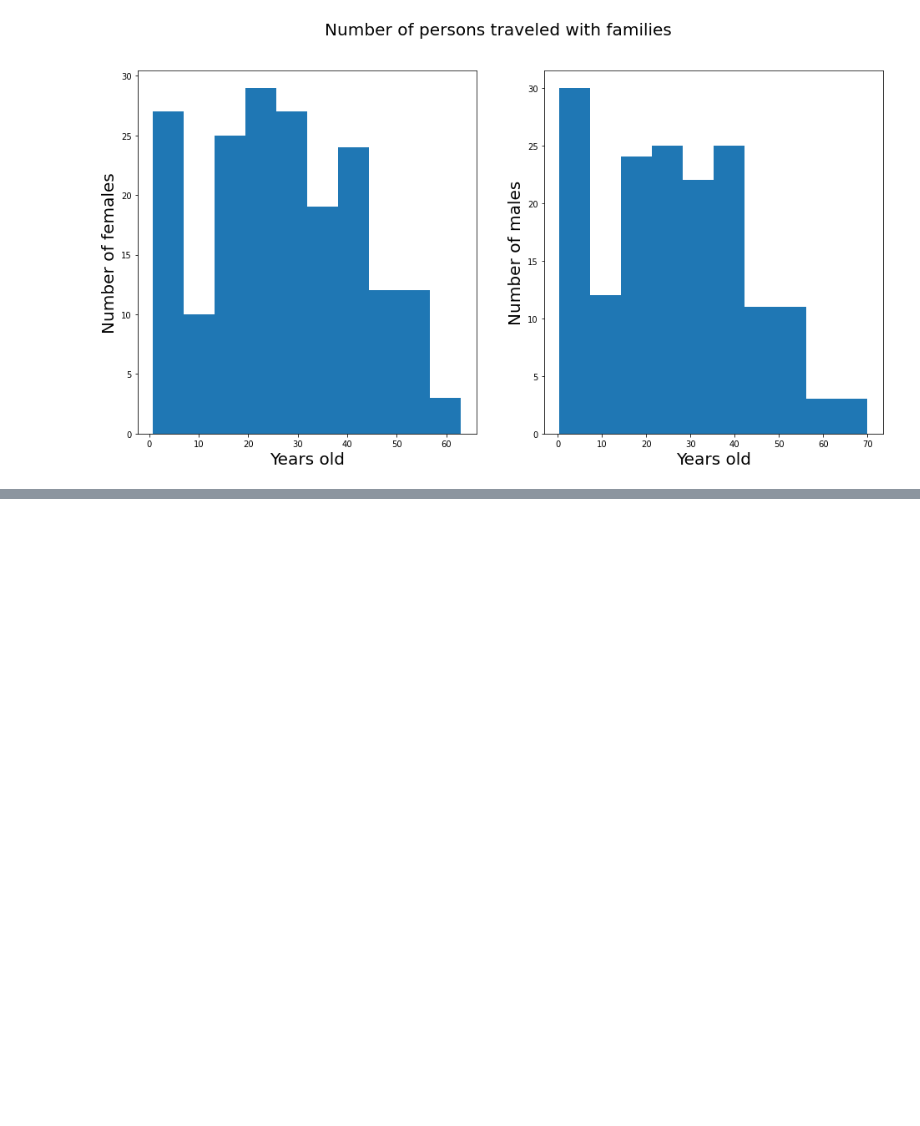
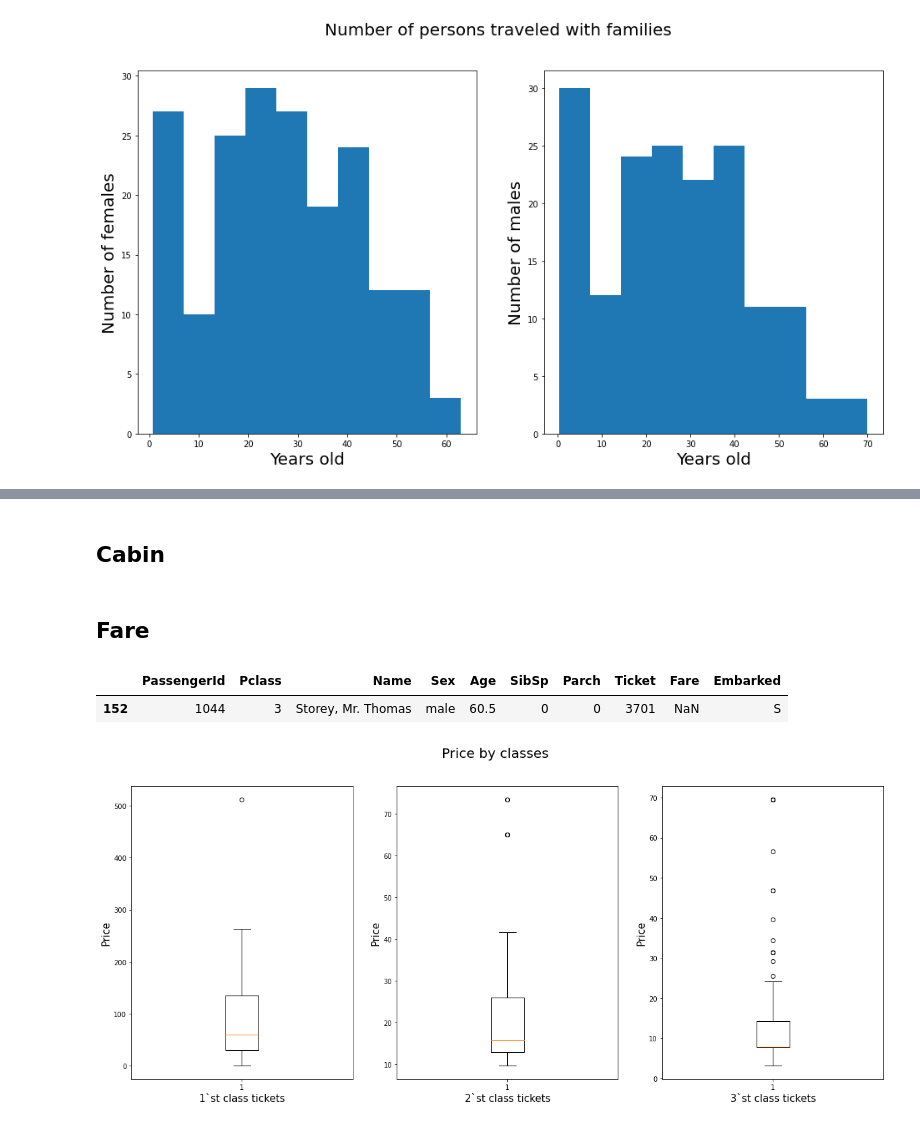
Before and after one commit to maltsev-ea/Titanic_ML_from_disaster, a Jupyter notebook: Baseline.ipynb, the cells around one changed output, grey strips where cells are left out. Drawn from its saved outputs; the diff is of its cells as text; code cells hidden in the pictures; blank space fills up the shorter version.

```diff
--- a/Baseline.ipynb
+++ b/Baseline.ipynb
@@ -206,0 +266,3 @@ plt.show()
+# %%
+test = pd.read_csv('./test.csv')
+test.sample(5)
@@ -206,0 +298,27 @@ plt.show()
+# %% [markdown]
+## Cabin
+# %%
+test.drop(columns='Cabin', inplace=True)
+# %% [markdown]
+## Fare
+# %%
+test[test.Fare.isnull()]
+# %% [output]
+|  | PassengerId | Pclass | Name | Sex | Age | SibSp | Parch | Ticket | Fare | Embarked |
+| 152 | 1044 | 3 | Storey, Mr. Thomas | male | 60.5 | 0 | 0 | 3701 | NaN | S |
+# %%
+test.loc[test.Fare.isnull(), 'Fare'] = test[test['Pclass'] == 3].Fare.median()
+# %%
+fig = plt.figure(figsize=(20, 8))
+fig.suptitle('Price by classes', size=20)
+
+ax = None
+for i, pclass in enumerate(sorted(list(set(test['Pclass'].values)))):
+    ax = plt.subplot(1, 3, i + 1)
+    plt.boxplot(test[test['Pclass'] == pclass].Fare, widths=0.15)
+    plt.xlabel('{}`st class tickets'.format(pclass), size=15)
+    plt.ylabel('Price', size=15)
+
+plt.show()
+# %% [output]
+[figure, added]
```
Also changed, not shown: parts of 19 cells of this notebook.
